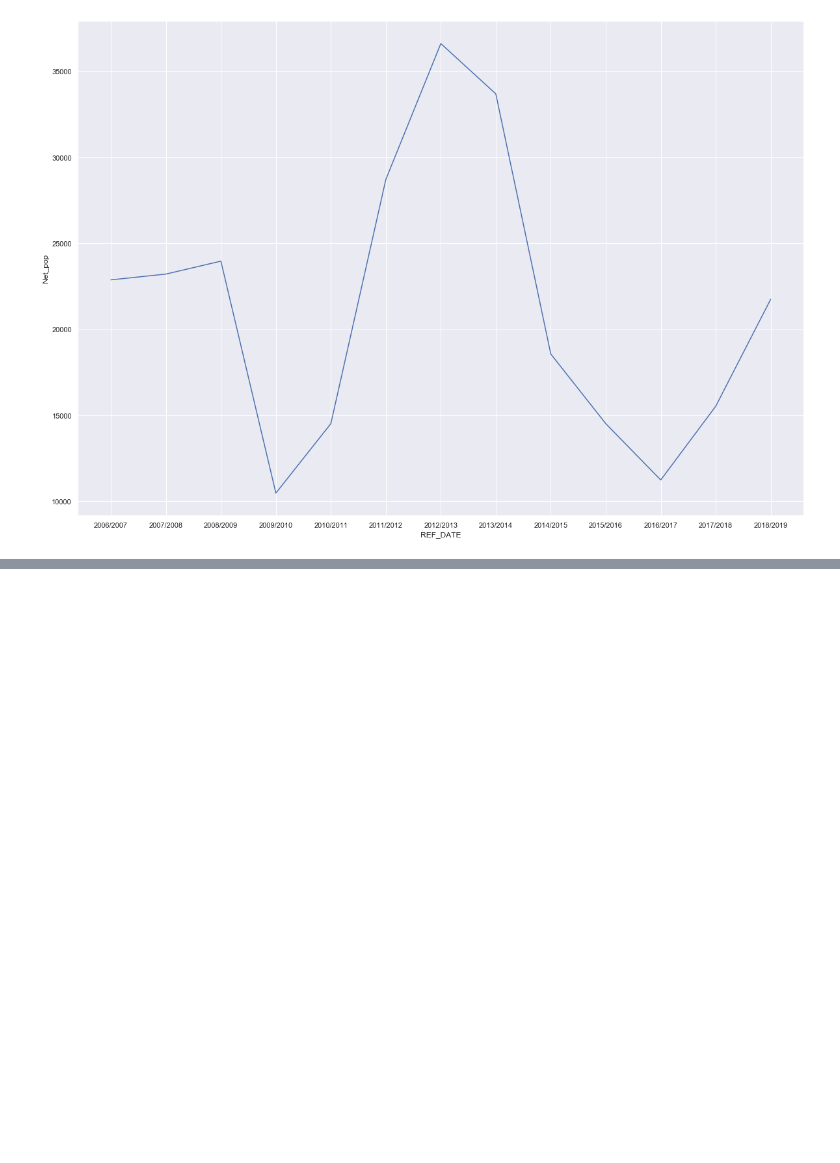
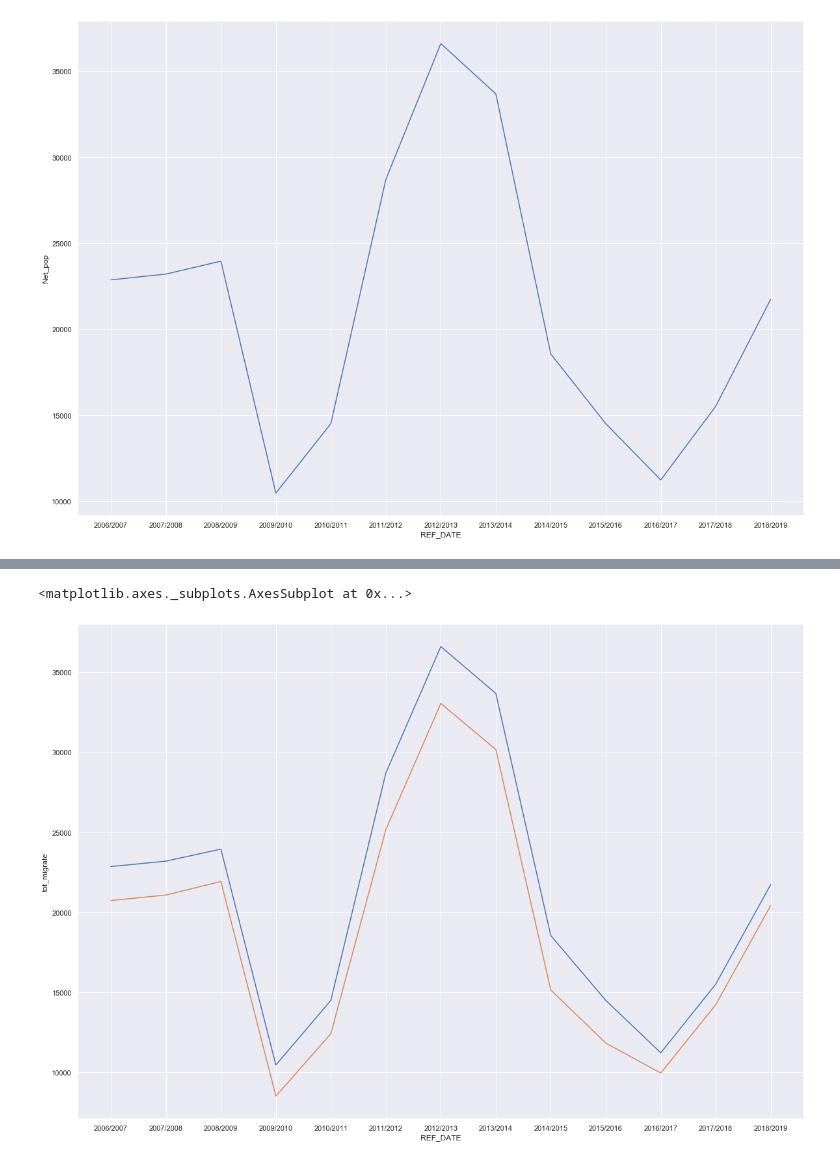
Before and after one commit to doublebigmak/housing_stats, a Jupyter notebook: cal_pop_change.ipynb, the cells around one changed output, grey strips where cells are left out. Saved outputs shown, nothing was run; the diff lists cells and outputs as text; code cells hidden in the pictures; blank space fills up the shorter version.

```diff
--- a/cal_pop_change.ipynb
+++ b/cal_pop_change.ipynb
@@ -178,3 +176,6 @@ sns.lineplot(x=cal_frame.index, y = 'Net_pop', data = cal_frame)
 # %% [output]
 <matplotlib.axes._subplots.AxesSubplot at 0x...>
 [figure]
+# %%
+cal_frame.fillna(value=0, inplace=True)
+cal_frame['tot_migrate']=cal_frame['Net_pop']-cal_frame['Net temporary emigration']+cal_frame['Residual deviation']
@@ -180,0 +200,8 @@ sns.lineplot(x=cal_frame.index, y = 'Net_pop', data = cal_frame)
+# %%
+
+plt.figure(figsize=(20,14))
+sns.lineplot(x=cal_frame.index, y = 'Net_pop', data = cal_frame)
+sns.lineplot(x=cal_frame.index, y = 'tot_migrate', data = cal_frame)
+# %% [output]
+<matplotlib.axes._subplots.AxesSubplot at 0x...>
+[figure, added]
```
Also changed, not shown: parts of 8 cells of this notebook, 3 other files.
